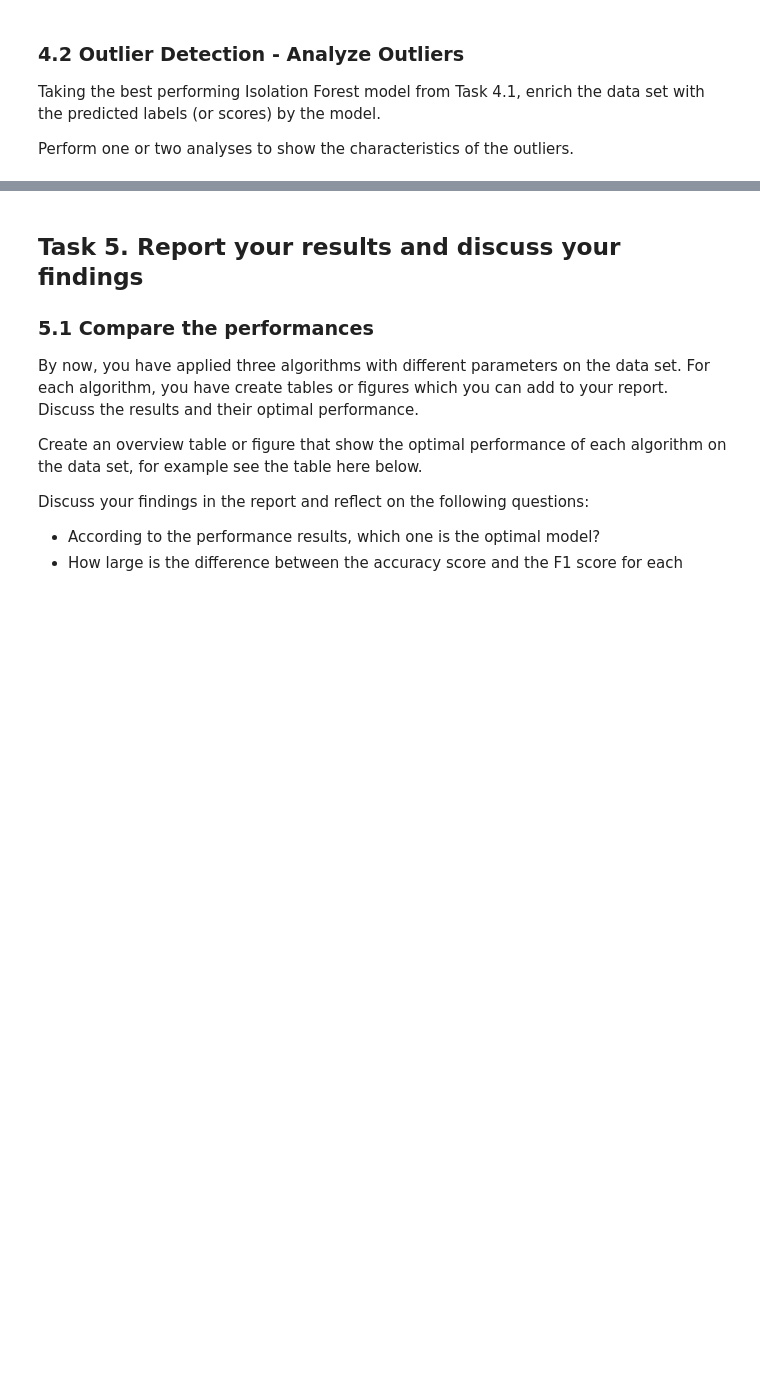
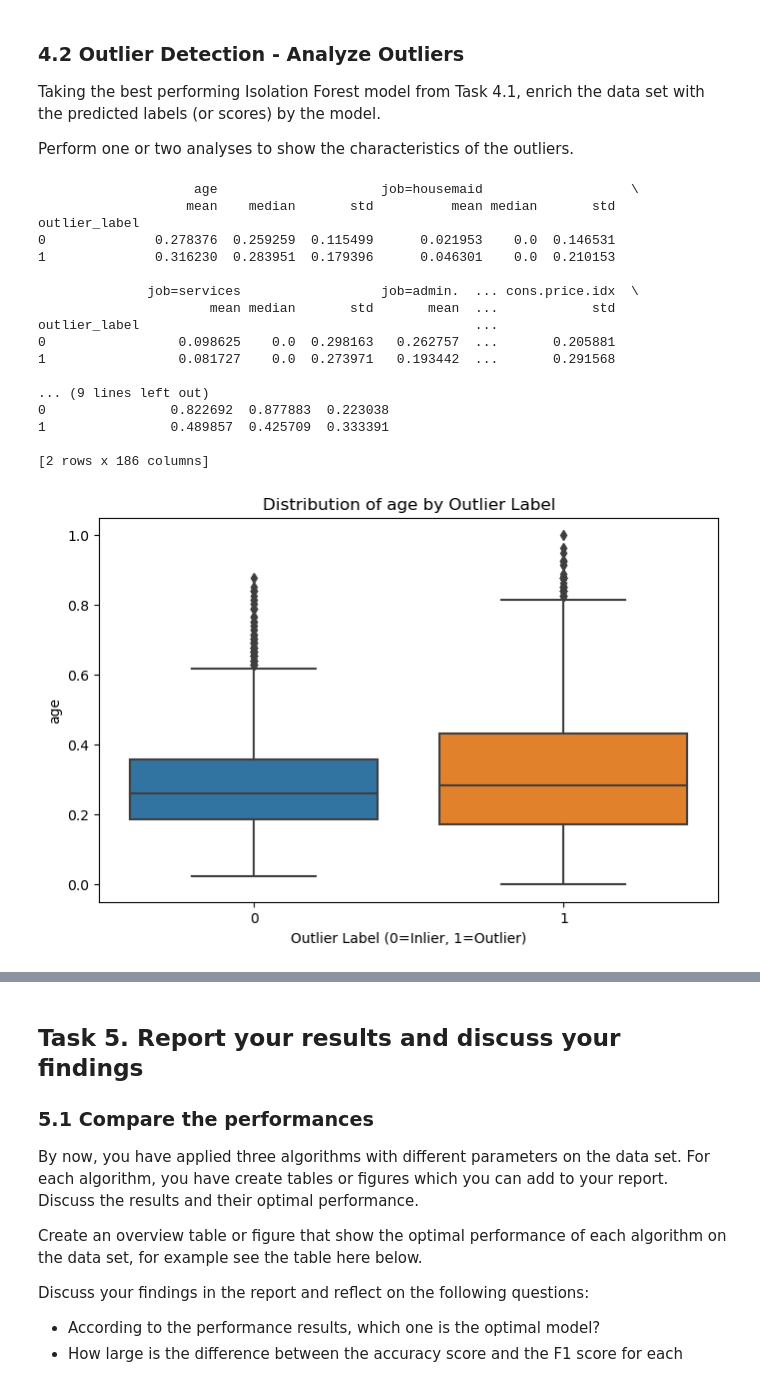
Before and after one commit to dmHarmsen/APML-Assignement-1, a Jupyter notebook: Assignment 1.ipynb, the cells around one changed output, grey strips where cells are left out. Drawn from its saved outputs; the diff is of its cells as text; code cells hidden in the pictures; blank space fills up the shorter version.

```diff
--- a/Assignment 1.ipynb
+++ b/Assignment 1.ipynb
@@ -560,0 +818,72 @@ Perform one or two analyses to show the characteristics of the outliers.
+# %%
+import pandas as pd
+import matplotlib.pyplot as plt
+import seaborn as sns
+from sklearn.decomposition import PCA
+
+# TODO: Enrich the data with the anomaly scores assigned by the optimal model
+# Add predicted labels and anomaly scores to the dataset
+data["outlier_label"] = best_model.predict(X)
+data["anomaly_score"] = best_model.decision_function(X)
+
+# Remap labels for consistency: -1 (outlier) -> 1, 1 (inlier) -> 0
+data["outlier_label"] = data["outlier_label"].apply(lambda x: 1 if x == -1 else 0)
+
+# TODO: Perform one or two analyses to show the characteristics of the outliers
+# Casic statistics
+basic_stats = data.groupby("outlier_label")[features].agg(["mean", "median", "std"])
+print(basic_stats)
+
+# Visualization 1 - Feature distribution comparison
+outlier_features = data[data["outlier_label"] == 1]
+inlier_features = data[data["outlier_label"] == 0]
+
+# Boxplot for selected features
+selected_features = ['age', 'duration', 'campaign', 'pdays', 'previous']  # Replace or expand as needed
+for feature in selected_features:
+    plt.figure(figsize=(8, 5))
+    sns.boxplot(x="outlier_label", y=feature, data=data)
+    plt.title(f"Distribution of {feature} by Outlier Label")
+    plt.xlabel("Outlier Label (0=Inlier, 1=Outlier)")
+    plt.ylabel(feature)
+    plt.show()
+
+# Visualization 2 - PCA
+pca = PCA(n_components=2)
+X_pca = pca.fit_transform(X)
+
+plt.figure(figsize=(10, 7))
+plt.scatter(X_pca[data["outlier_label"] == 0, 0], X_pca[data["outlier_label"] == 0, 1],
+            c='blue', label="Inliers", alpha=0.6)
+plt.scatter(X_pca[data["outlier_label"] == 1, 0], X_pca[data["outlier_label"] == 1, 1],
+            c='red', label="Outliers", alpha=0.6)
+plt.title("PCA Visualization of Outliers")
+plt.xlabel("PCA Component 1")
+plt.ylabel("PCA Component 2")
+plt.legend()
+plt.show()
+
+
+
+# Show the correlation with anomaly scores
+correlation = data[features + ["anomaly_score"]].corr()["anomaly_score"].sort_values(ascending=False)
+print("Correlation with Anomaly Score:\n", correlation)
+# %% [output]
+                    age                     job=housemaid                   \
+                   mean    median       std          mean median       std
+outlier_label
+0              0.278376  0.259259  0.115499      0.021953    0.0  0.146531
+1              0.316230  0.283951  0.179396      0.046301    0.0  0.210153
+
+              job=services                  job=admin.  ... cons.price.idx  \
+                      mean median       std       mean  ...            std
+outlier_label                                           ...
+0                 0.098625    0.0  0.298163   0.262757  ...       0.205881
+1                 0.081727    0.0  0.273971   0.193442  ...       0.291568
+
+... (9 lines left out)
+0                0.822692  0.877883  0.223038
+1                0.489857  0.425709  0.333391
+
+[2 rows x 186 columns]
+[figure, added]
```
Also changed, not shown: parts of 19 cells of this notebook.
